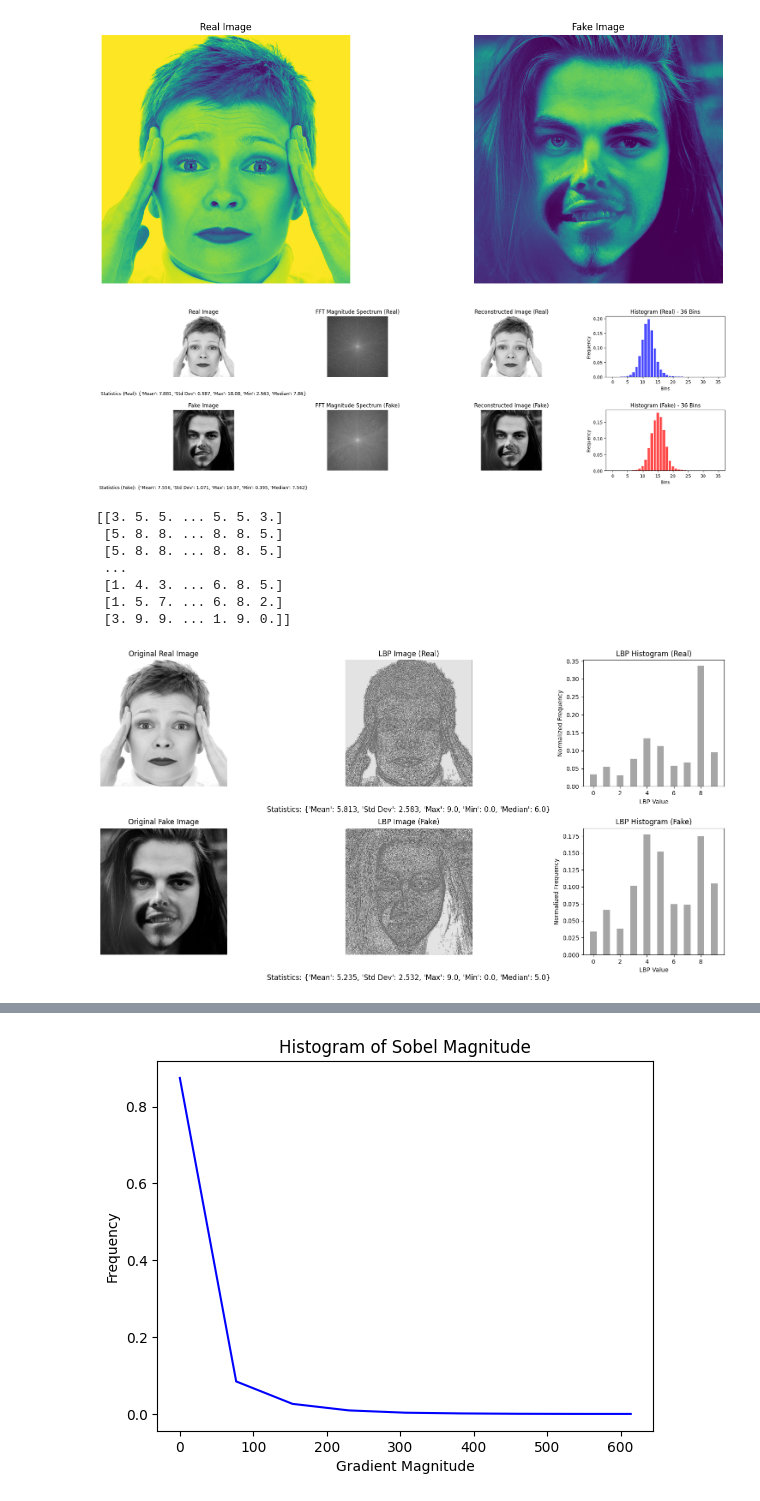
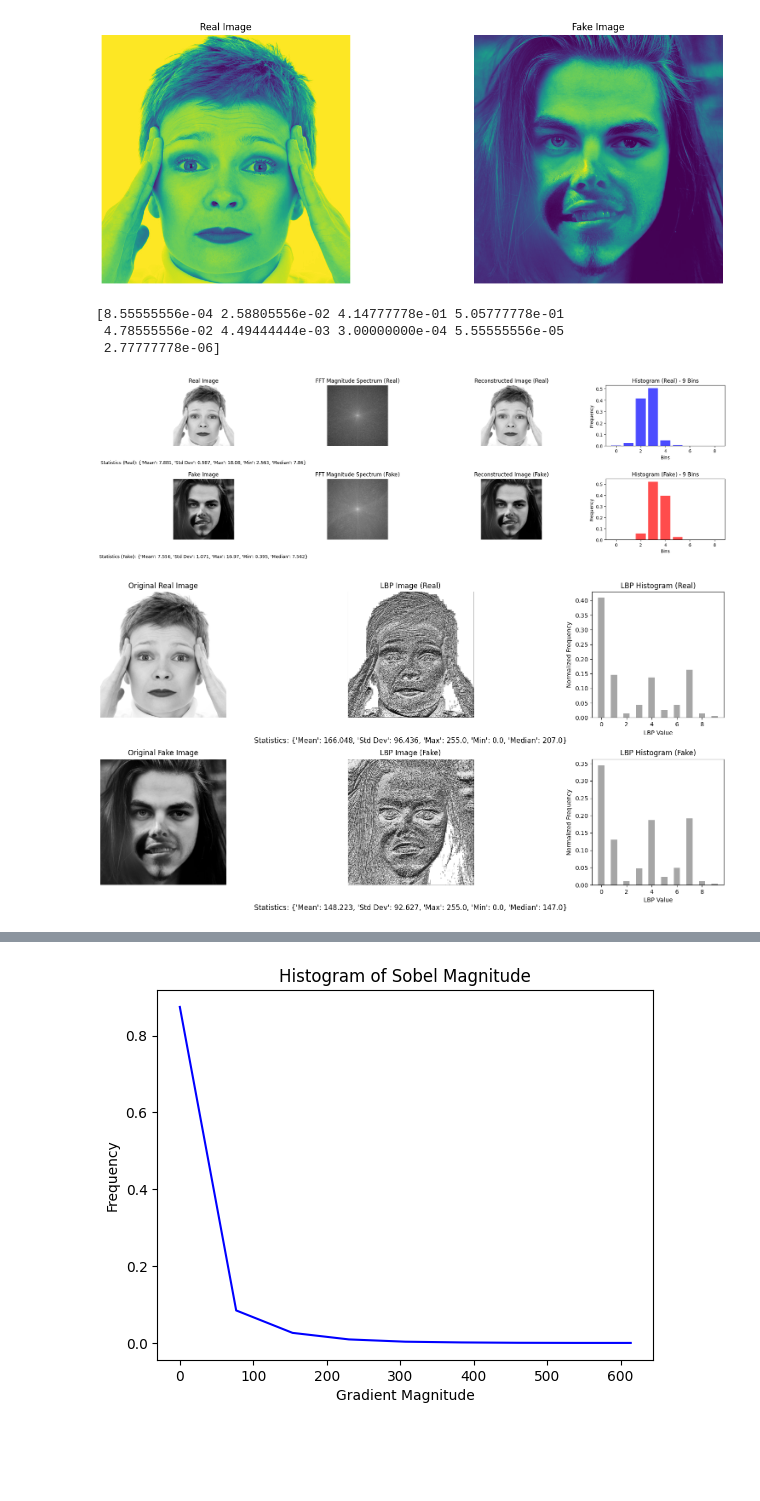
Before and after one commit to EASONTAN03/fake-face-detection, a Jupyter notebook: notebooks/preprocess.ipynb, the cells around one changed output, grey strips where cells are left out. Drawn from its saved outputs; the diff is of its cells as text; code cells hidden in the pictures; blank space fills up the shorter version.

```diff
--- a/notebooks/preprocess.ipynb
+++ b/notebooks/preprocess.ipynb
@@ -113,6 +237,7 @@ def compute_histogram(image, bins=9):
     histogram = histogram / np.sum(histogram)  # Normalize histogram
     return histogram
 
+
 def extract_statistics(image):
     stats = {
         'Mean': round(np.mean(image), 3),
@@ -135,8 +260,9 @@ ifft_image_0 = apply_ifft(fft_shift_0)
 ifft_image_1 = apply_ifft(fft_shift_1)
 
 # Compute histograms of the power spectra
-bins=36
+bins=9
 histogram_0 = compute_histogram(fft_magnitude_0,bins)
+print(histogram_0)
 histogram_1 = compute_histogram(fft_magnitude_1,bins)
 
 # FFT plots in separate figure
@@ -189,7 +315,10 @@ axs_fft[1][0].text(0.5, -0.3, f'Statistics (Fake): {extract_statistics(fft_magni
 plt.tight_layout()
 plt.show()
 # %% [output]
+[8.55555556e-04 2.58805556e-02 4.14777778e-01 5.05777778e-01
+ 4.78555556e-02 4.49444444e-03 3.00000000e-04 5.55555556e-05
+ 2.77777778e-06]
-[figure, old version]
+[figure, new version]
 # %%
 from skimage.feature import local_binary_pattern
 import numpy as np
@@ -207,7 +336,7 @@ def apply_lbp(img, radius=1, n_points=8):
     Returns:
         list of np.ndarray: List of LBP-processed images.
     """
-    lbp = local_binary_pattern(img, n_points, radius, method='uniform')
+    lbp = local_binary_pattern(img, n_points, radius, method='default')
     return lbp
 
 # Example image for demonstration
@@ -219,6 +348,7 @@ n_points = 8
 lbp_0 = apply_lbp(image_0)
 lbp_1 = apply_lbp(image_1)
 
+print()
 # Compute histograms for LBP images
 lbp_hist_0, bins_0 = np.histogram(lbp_0, bins=range(0, n_points + 3), density=True)
 lbp_hist_1, bins_1 = np.histogram(lbp_1, bins=range(0, n_points + 3), density=True)
@@ -236,41 +366,34 @@ axs[0, 1].imshow(lbp_0, cmap='gray')
 axs[0, 1].set_title('LBP Image (Real)')
 axs[0, 1].axis('off')
 axs[0, 1].text(0.5, -0.2, f'Statistics: {extract_statistics(lbp_0)}', transform=axs[0, 1].transAxes, fontsize=12, ha='center')
 
 # Histogram of LBP (Real)
 axs[0, 2].bar(bins_0[:-1], lbp_hist_0, width=0.5, color='gray', alpha=0.7)
 axs[0, 2].set_title('LBP Histogram (Real)')
 axs[0, 2].set_xlabel('LBP Value')
 axs[0, 2].set_ylabel('Normalized Frequency')
 
 # Original Image (Fake)
 axs[1, 0].imshow(image_1, cmap='gray')
 axs[1, 0].set_title('Original Fake Image')
 axs[1, 0].axis('off')
 
 # LBP Image (Fake)
 axs[1, 1].imshow(lbp_1, cmap='gray')
 axs[1, 1].set_title('LBP Image (Fake)')
 axs[1, 1].axis('off')
 axs[1, 1].text(0.5, -0.2, f'Statistics: {extract_statistics(lbp_1)}', transform=axs[1, 1].transAxes, fontsize=12, ha='center')
 
 # Histogram of LBP (Fake)
 axs[1, 2].bar(bins_1[:-1], lbp_hist_1, width=0.5, color='gray', alpha=0.7)
 axs[1, 2].set_title('LBP Histogram (Fake)')
 axs[1, 2].set_xlabel('LBP Value')
 axs[1, 2].set_ylabel('Normalized Frequency')
 
 plt.tight_layout()
 plt.show()
 # %% [output]
-[[3. 5. 5. ... 5. 5. 3.]
- [5. 8. 8. ... 8. 8. 5.]
- [5. 8. 8. ... 8. 8. 5.]
- ...
- [1. 4. 3. ... 6. 8. 5.]
- [1. 5. 7. ... 6. 8. 2.]
- [3. 9. 9. ... 1. 9. 0.]]
-[figure, old version]
+[figure, new version]
 # %%
 import cv2
 
```
Also changed, not shown: parts of 8 cells of this notebook, 12 other files.
